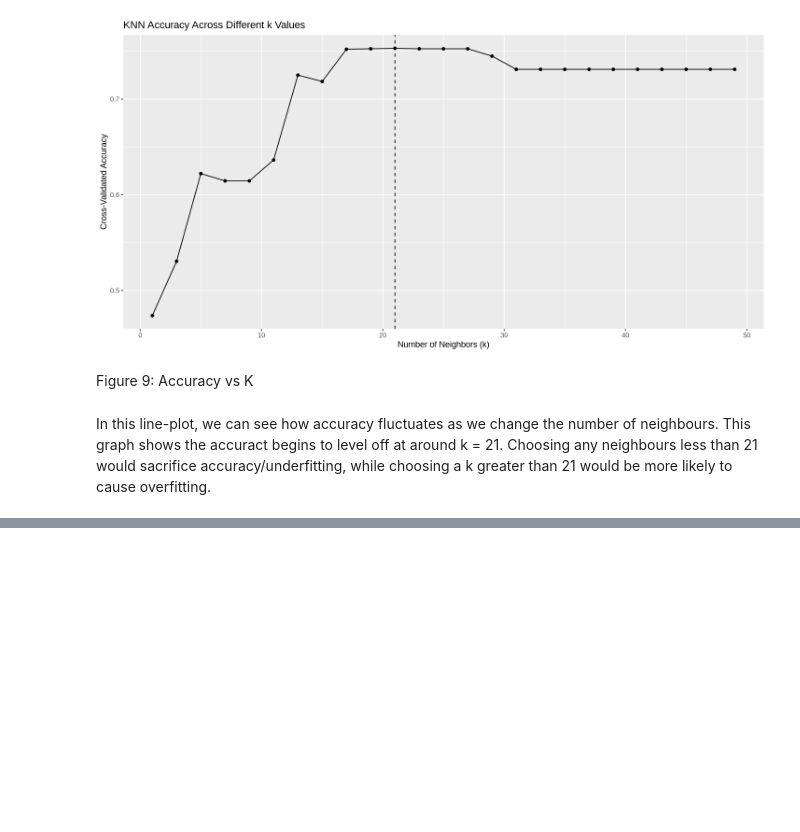
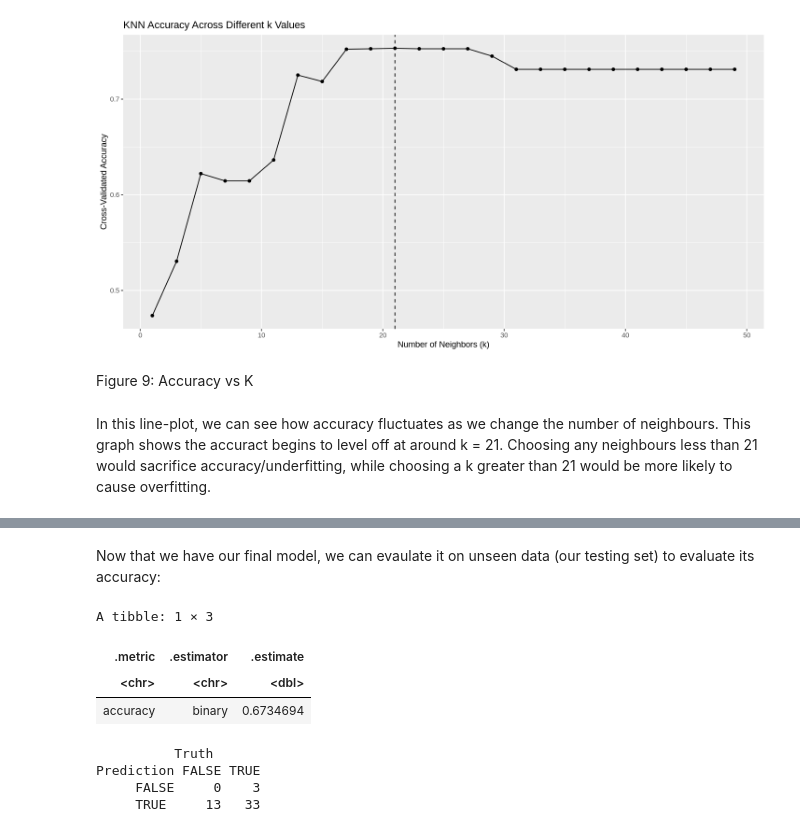
Before and after one commit to sophiaymeng/dsci_100_008_7_minecraft, a Jupyter notebook: Project.ipynb, the cells around one changed output, grey strips where cells are left out. Cells and saved outputs as stored; diff of their text form; code cells hidden in the pictures; blank space fills up the shorter version.

```diff
--- a/Project.ipynb
+++ b/Project.ipynb
@@ -321,0 +348,15 @@ In this line-plot, we can see how accuracy fluctuates as we change the number of
+# %%
+set.seed(1234)
+
+# Final model specification using selected k (21)
+final_spec <- nearest_neighbor(weight_func="rectangular", neighbors = 21) |>
+    set_engine("kknn") |>
+    set_mode("classification")
+
+# Final workflow
+final_workflow <- workflow() |>
+    add_recipe(players_recipe)|>
+    add_model(final_spec) |>
+    fit(data = players_training)
+
+final_workflow
@@ -321,0 +383,29 @@ In this line-plot, we can see how accuracy fluctuates as we change the number of
+# %% [markdown]
+Now that we have our final model, we can evaulate it on unseen data (our testing set) to evaluate its accuracy:
+# %%
+set.seed(1234)
+
+# Predict
+player_test_predictions <- final_workflow |>
+    predict(players_testing) |>
+    bind_cols(players_testing)
+
+# Prediction accuracy
+player_test_accuracy <- player_test_predictions |>
+    metrics(truth = subscribe, estimate = .pred_class) |>
+    filter(.metric == "accuracy")
+player_test_accuracy
+
+# Confusion matrix to find weak areas of the model
+confusion <- player_test_predictions |>
+    conf_mat(truth = subscribe, estimate = .pred_class)
+confusion
+# %% [output]
+A tibble: 1 × 3
+| .metric | .estimator | .estimate |
+| <chr> | <chr> | <dbl> |
+| accuracy | binary | 0.6734694 |
+          Truth
+Prediction FALSE TRUE
+     FALSE     0    3
+     TRUE     13   33
```
Also changed, not shown: parts of 13 cells of this notebook.
